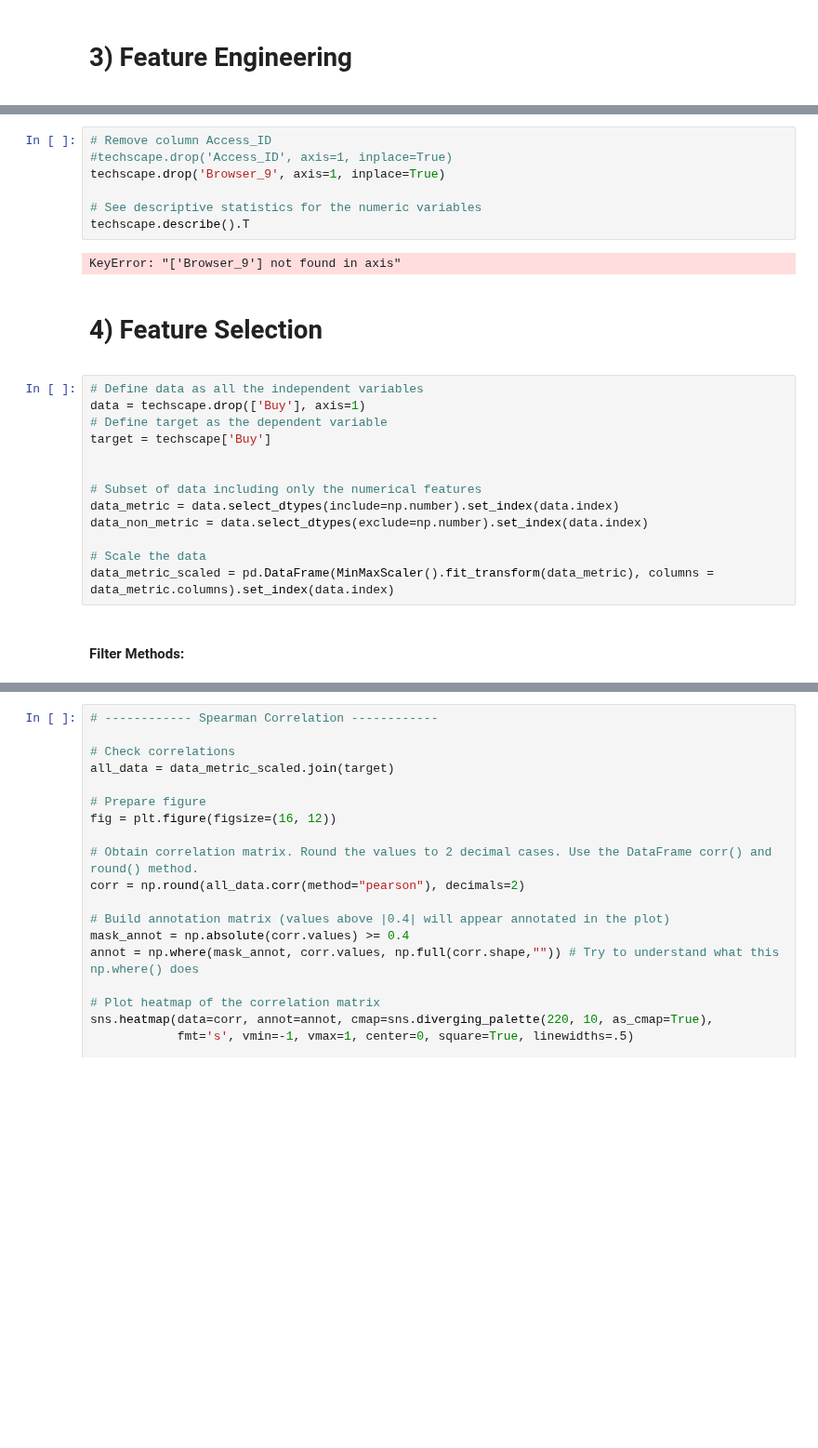
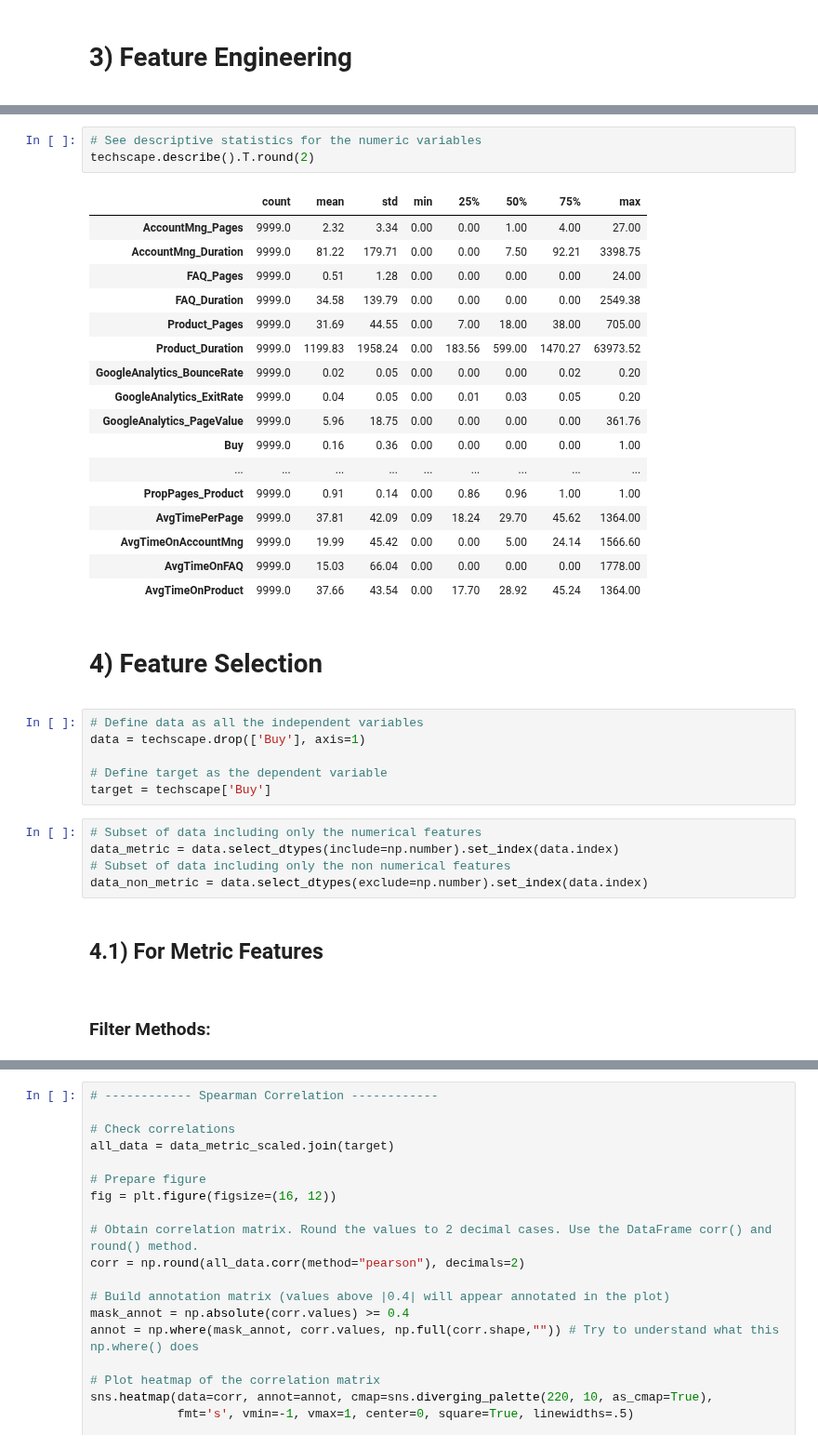
Before and after one commit to JohnnyCodess/Project-Machine-Learning, a Jupyter notebook: USAR ESTE!!!.ipynb, the cells around one changed output, grey strips where cells are left out. Shown at 93% size. Saved outputs shown, nothing was run; the diff lists cells and outputs as text; blank space fills up the shorter version.

```diff
--- a/USAR ESTE!!!.ipynb
+++ b/USAR ESTE!!!.ipynb
@@ -363,31 +377,47 @@ display(techscape.head(3))
 # %%
-# Remove column Access_ID
-#techscape.drop('Access_ID', axis=1, inplace=True)
-techscape.drop('Browser_9', axis=1, inplace=True)
-
 # See descriptive statistics for the numeric variables
-techscape.describe().T
+techscape.describe().T.round(2)
 # %% [output]
-KeyError: "['Browser_9'] not found in axis"
+|  | count | mean | std | min | 25% | 50% | 75% | max |
+| AccountMng_Pages | 9999.0 | 2.32 | 3.34 | 0.00 | 0.00 | 1.00 | 4.00 | 27.00 |
+| AccountMng_Duration | 9999.0 | 81.22 | 179.71 | 0.00 | 0.00 | 7.50 | 92.21 | 3398.75 |
+| FAQ_Pages | 9999.0 | 0.51 | 1.28 | 0.00 | 0.00 | 0.00 | 0.00 | 24.00 |
+| FAQ_Duration | 9999.0 | 34.58 | 139.79 | 0.00 | 0.00 | 0.00 | 0.00 | 2549.38 |
+| Product_Pages | 9999.0 | 31.69 | 44.55 | 0.00 | 7.00 | 18.00 | 38.00 | 705.00 |
+| Product_Duration | 9999.0 | 1199.83 | 1958.24 | 0.00 | 183.56 | 599.00 | 1470.27 | 63973.52 |
+| GoogleAnalytics_BounceRate | 9999.0 | 0.02 | 0.05 | 0.00 | 0.00 | 0.00 | 0.02 | 0.20 |
+| GoogleAnalytics_ExitRate | 9999.0 | 0.04 | 0.05 | 0.00 | 0.01 | 0.03 | 0.05 | 0.20 |
+| GoogleAnalytics_PageValue | 9999.0 | 5.96 | 18.75 | 0.00 | 0.00 | 0.00 | 0.00 | 361.76 |
+| Buy | 9999.0 | 0.16 | 0.36 | 0.00 | 0.00 | 0.00 | 0.00 | 1.00 |
+| ... | ... | ... | ... | ... | ... | ... | ... | ... |
+| PropPages_Product | 9999.0 | 0.91 | 0.14 | 0.00 | 0.86 | 0.96 | 1.00 | 1.00 |
+| AvgTimePerPage | 9999.0 | 37.81 | 42.09 | 0.09 | 18.24 | 29.70 | 45.62 | 1364.00 |
+| AvgTimeOnAccountMng | 9999.0 | 19.99 | 45.42 | 0.00 | 0.00 | 5.00 | 24.14 | 1566.60 |
+| AvgTimeOnFAQ | 9999.0 | 15.03 | 66.04 | 0.00 | 0.00 | 0.00 | 0.00 | 1778.00 |
+| AvgTimeOnProduct | 9999.0 | 37.66 | 43.54 | 0.00 | 17.70 | 28.92 | 45.24 | 1364.00 |
 # %% [markdown]
 <a class="anchor" id="featsel">
 
 # 4) Feature Selection
 
 </a>
+# %%
+# Define data as all the independent variables
+data = techscape.drop(['Buy'], axis=1)
+
+# Define target as the dependent variable
+target = techscape['Buy']
 # %%
-# Define data as all the independent variables
-data = techscape.drop(['Buy'], axis=1)
-# Define target as the dependent variable
-target = techscape['Buy']
-
-
 # Subset of data including only the numerical features
 data_metric = data.select_dtypes(include=np.number).set_index(data.index)
+# Subset of data including only the non numerical features
 data_non_metric = data.select_dtypes(exclude=np.number).set_index(data.index)
-
-# Scale the data
-data_metric_scaled = pd.DataFrame(MinMaxScaler().fit_transform(data_metric), columns = data_metric.columns).set_index(data.index)
+# %% [markdown]
+<a class="anchor" id="selection_metric">
+
+## 4.1) For Metric Features
+
+</a>
 # %% [markdown]
-#### Filter Methods:
+### Filter Methods:
 # %%
```
Also changed, not shown: parts of 75 cells of this notebook.
